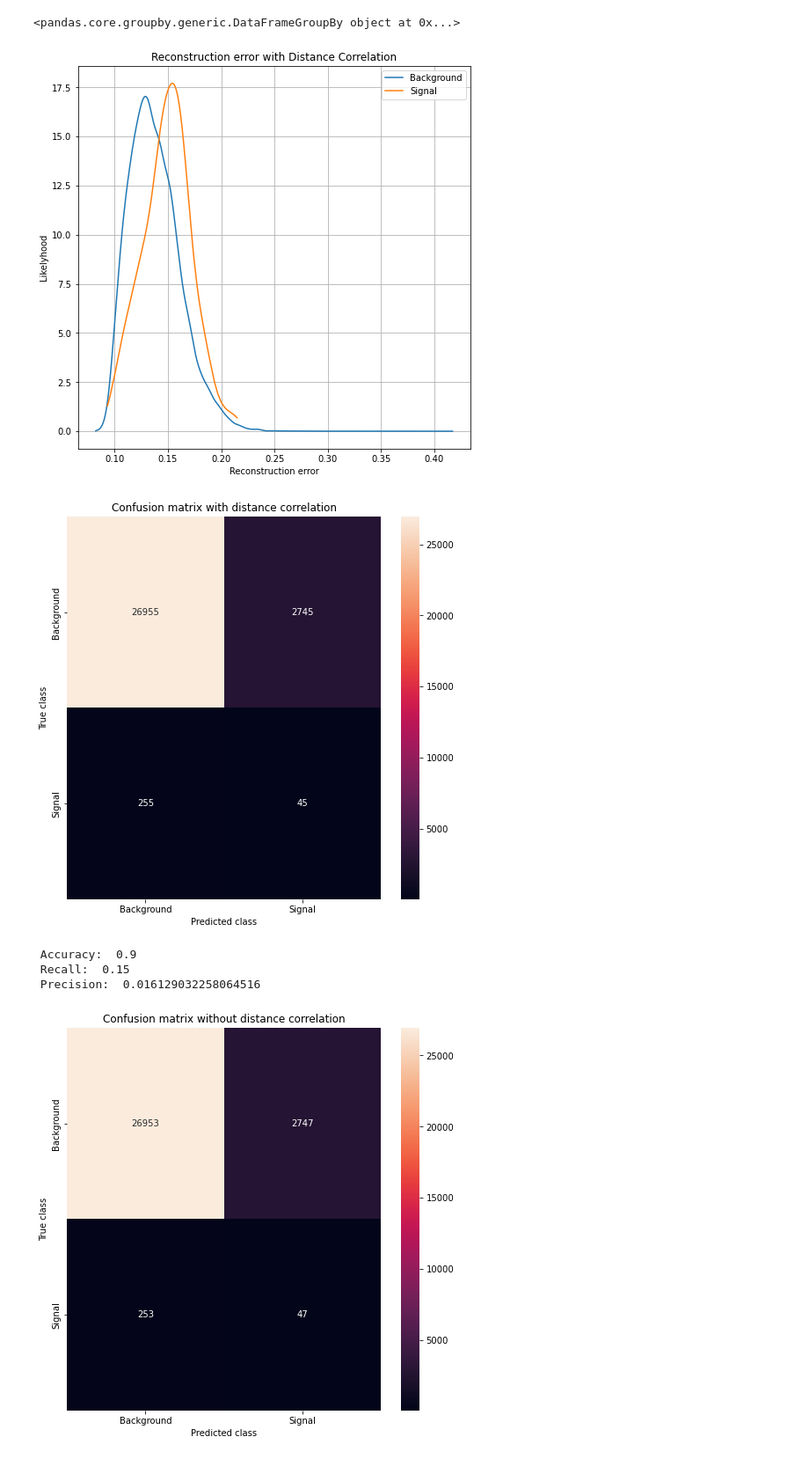
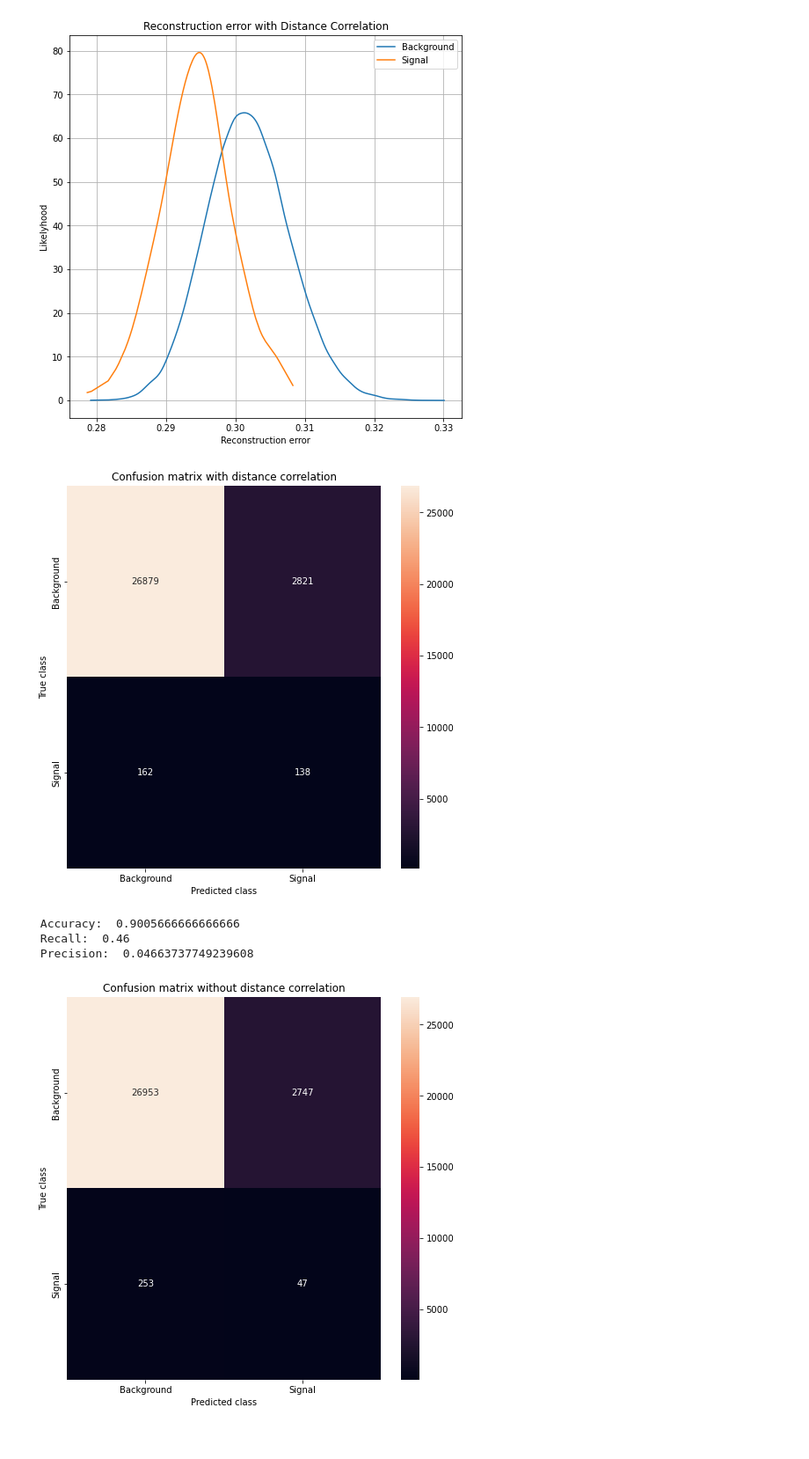
Before and after one commit to Esterci/Learning, a Jupyter notebook: Python/Anomaly_Detection/hyper_parameters_study/results_analyses.ipynb, the cells around one changed output. Shown: that part at 88% size. Saved outputs shown, nothing was run; the diff lists cells and outputs as text; code cells hidden in the pictures.

```diff
--- a/Python/Anomaly_Detection/hyper_parameters_study/results_analyses.ipynb
+++ b/Python/Anomaly_Detection/hyper_parameters_study/results_analyses.ipynb
@@ -145,10 +272,9 @@ fig.savefig('Figures/reconstruction-error__.png',
 # %%
-
 sorted_index = np.argsort(error_ks)
 
 sort_error_difference = [error_ks[i] for i in sorted_index]
 
-model_names = [name for name in results_ditc.keys()]
+model_names = [name for name in format_dict.keys()]
 
 sort_model_names = [model_names[i] for i in sorted_index]
 
@@ -172,9 +298,8 @@ display(error_df)
 # %%
-best_model_df = results_ditc[sort_model_names[0]]['data']
+best_model_df = format_dict[sort_model_names[0]]
+error_class = pd.DataFrame({'Reconstruction_error': best_model_df['mse']['mean'],
+                        'True_class': y})
 
-error_class = pd.DataFrame({'Reconstruction_error': best_model_df[::]['reconstruction_error'],
-                        'True_class': best_model_df[::]['class']})
-
-error_class.head()
+error_class
 # %% [output]
 |  | Reconstruction_error | True_class |
@@ -202,72 +318,35 @@ n_error_class.head()
 # %%
 
 threshold_fixed = 0.12
 groups = error_class.groupby('True_class')
 
-print(groups)
-
-n_threshold_fixed = 0.12
-n_groups = n_error_class.groupby('True_class')
-
 fig, ax = plt.subplots(1,1)
 fig.set_size_inches(8,8)
 
-threshold_fixed = 0.155
-
-
 for name, group in groups:
-
 
     kernel = stats.gaussian_kde(group.Reconstruction_error)
 
     if name == 0:
         labels = "Background"
 
-    elif name == 1:
+    else:
         labels = "Signal"
-
-    else:
-        labels = "Training set"
 
 
     ax.plot(np.sort(group.Reconstruction_error), kernel(np.sort(group.Reconstruction_error)),
             ms=3.5, linestyle='-',
             label= labels)
 
 ax.legend()
 ax.set_title("Reconstruction error with Distance Correlation")
 ax.set_xlabel("Reconstruction error")
 ax.set_ylabel("Likelyhood")
 ax.grid()
-"""
-for name, group in n_groups:
 
-
-    kernel_n = stats.gaussian_kde(group.Reconstruction_error)
-
-    if name == 0:
-        labels = "Background"
-
-    elif name == 1:
-        labels = "Signal"
-
-    else:
-        labels = "Training set"
-
-    ax[1].plot(np.sort(group.Reconstruction_error), kernel_n(np.sort(group.Reconstruction_error)),
-            ms=3.5, linestyle='-',
-            label= labels)
-
-ax[1].legend()
-ax[1].set_title("Reconstruction error without Distance Correlation")
-ax[1].set_xlabel("Reconstruction error")
-ax[1].set_ylabel("Likelyhood")
-ax[1].grid()
-"""
 plt.show()
 # %% [output]
-<pandas.core.groupby.generic.DataFrameGroupBy object at 0x...>
-[figure, old version]
+[figure, new version]
 # %%
 LABELS = ['Background','Signal']
 
@@ -276,9 +355,9 @@ fig.set_size_inches(8,8)
 
 # with DisCo
 
-threshold_fixed = 0.17065
+threshold_fixed = 0.29405
 
-pred_y = [1 if e > threshold_fixed else 0 for e in error_class.Reconstruction_error.values]
+pred_y = [1 if e < threshold_fixed else 0 for e in error_class.Reconstruction_error.values]
 error_class['pred'] = pred_y
 conf_matrix = confusion_matrix(error_class.True_class, pred_y)
 
@@ -295,9 +374,9 @@ print(" Recall: ",recall_score(error_class['True_class'], error_class['pred']))
 print(" Precision: ",precision_score(error_class['True_class'], error_class['pred']))
 # %% [output]
 [figure]
- Accuracy:  0.9
- Recall:  0.15
- Precision:  0.016129032258064516
+ Accuracy:  0.9005666666666666
+ Recall:  0.46
+ Precision:  0.04663737749239608
 # %%
 fig, ax = plt.subplots(1,1)
 fig.set_size_inches(8,8)
```
Also changed, not shown: parts of 11 cells of this notebook.
